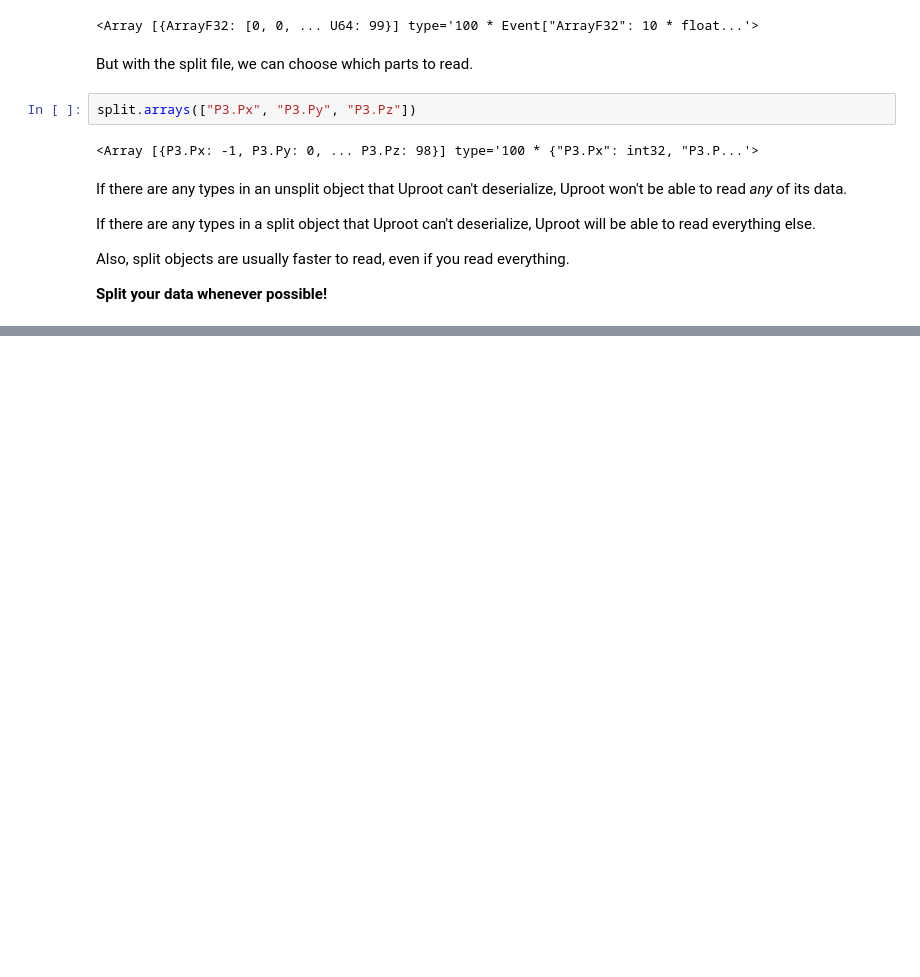
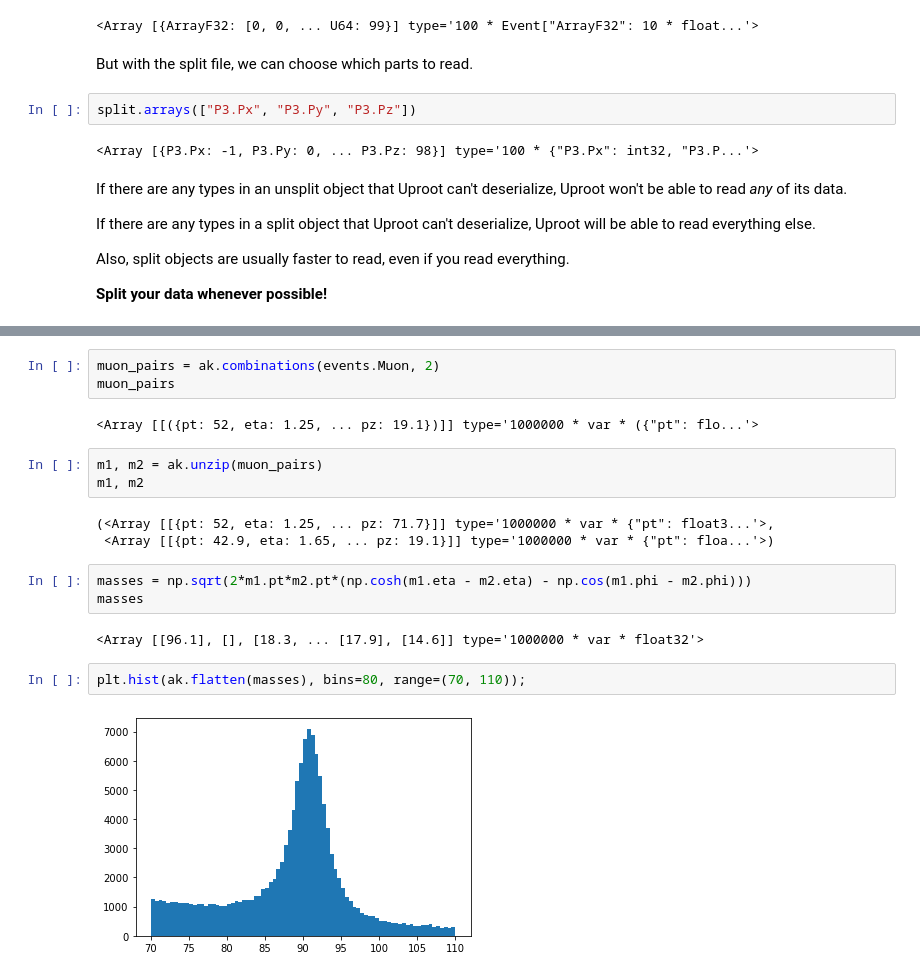
Before and after one commit to jpivarski-talks/2020-07-13-pyhep2020-tutorial, a Jupyter notebook: tutorial.ipynb, the cells around one changed output, grey strips where cells are left out. Saved outputs shown, nothing was run; the diff lists cells and outputs as text; blank space fills up the shorter version.

```diff
--- a/tutorial.ipynb
+++ b/tutorial.ipynb
@@ -844,0 +1018,20 @@ Also, split objects are usually faster to read, even if you read everything.
+# %%
+muon_pairs = ak.combinations(events.Muon, 2)
+muon_pairs
+# %% [output]
+<Array [[({pt: 52, eta: 1.25, ... pz: 19.1})]] type='1000000 * var * ({"pt": flo...'>
+# %%
+m1, m2 = ak.unzip(muon_pairs)
+m1, m2
+# %% [output]
+(<Array [[{pt: 52, eta: 1.25, ... pz: 71.7}]] type='1000000 * var * {"pt": float3...'>,
+ <Array [[{pt: 42.9, eta: 1.65, ... pz: 19.1}]] type='1000000 * var * {"pt": floa...'>)
+# %%
+masses = np.sqrt(2*m1.pt*m2.pt*(np.cosh(m1.eta - m2.eta) - np.cos(m1.phi - m2.phi)))
+masses
+# %% [output]
+<Array [[96.1], [], [18.3, ... [17.9], [14.6]] type='1000000 * var * float32'>
+# %%
+plt.hist(ak.flatten(masses), bins=80, range=(70, 110));
+# %% [output]
+[figure, added]
```
Also changed, not shown: parts of 53 cells of this notebook, 4 other files.
